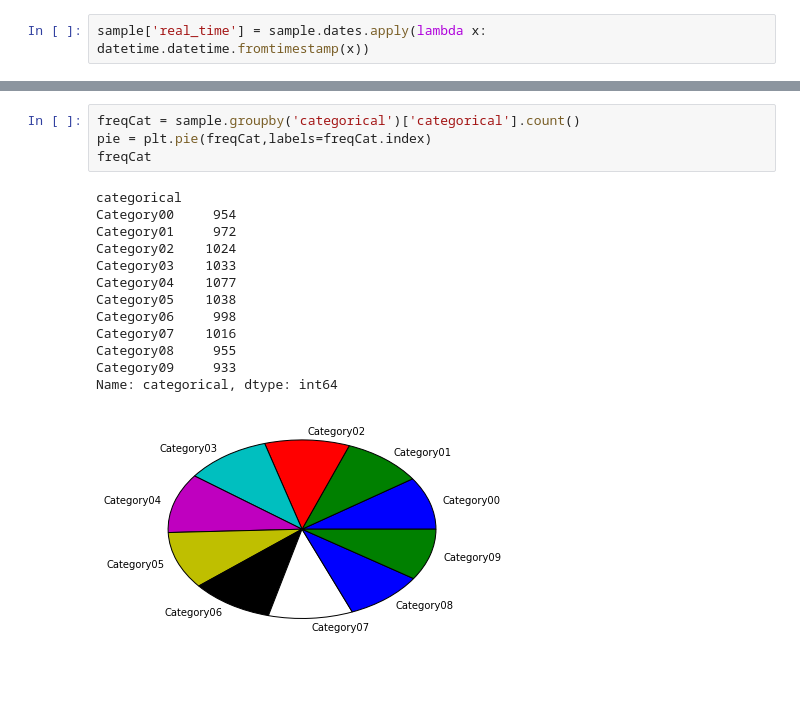
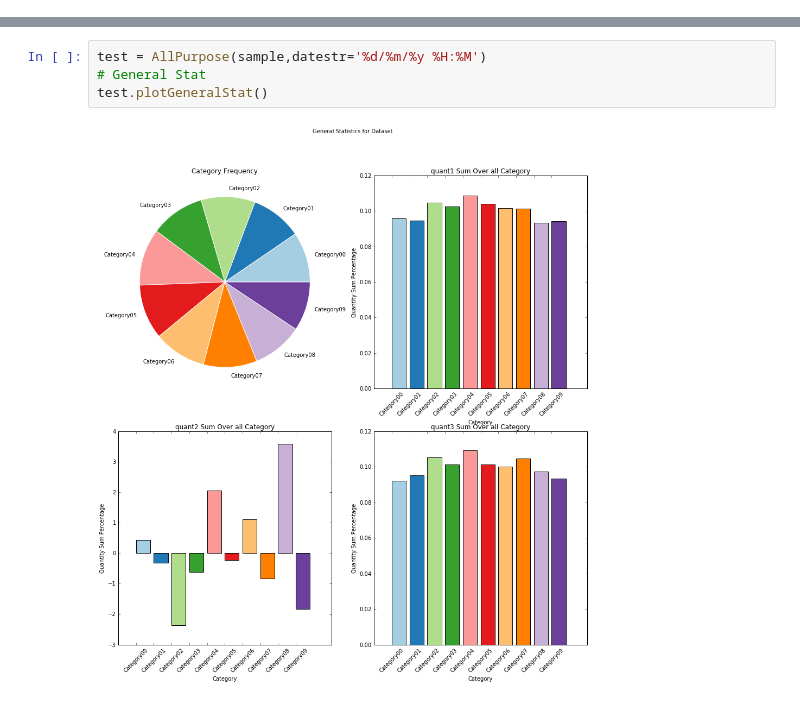
Before and after one commit to nikolausn/project-spring2017, a Jupyter notebook: part3/All-Purpose-Fix.ipynb, the cells around one changed output, grey strips where cells are left out. Cells and saved outputs as stored; diff of their text form; blank space fills up the shorter version.

Commit message:
Fished CUMTD and all purpose

```diff
--- a/part3/All-Purpose-Fix.ipynb
+++ b/part3/All-Purpose-Fix.ipynb
@@ -24,3 +464 @@ logger.debug('Test Debug')
 sample = pd.read_csv('sample_flat.csv')
-# %%
-sample['real_time'] = sample.dates.apply(lambda x: datetime.datetime.fromtimestamp(x))
@@ -457,18 +465,6 @@ pie = plt.pie(quant3sum)
-# %%
-freqCat = sample.groupby('categorical')['categorical'].count()
-pie = plt.pie(freqCat,labels=freqCat.index)
-freqCat
-# %% [output]
-categorical
-Category00     954
-Category01     972
-Category02    1024
-Category03    1033
-Category04    1077
-Category05    1038
-Category06     998
-Category07    1016
-Category08     955
-Category09     933
-Name: categorical, dtype: int64
-[figure, removed]
+# %%
+test = AllPurpose(sample,datestr='%d/%m/%y %H:%M')
+# General Stat
+test.plotGeneralStat()
+# %% [output]
+[figure, added]
```
Also changed, not shown: parts of 18 cells of this notebook, 2 other files.
